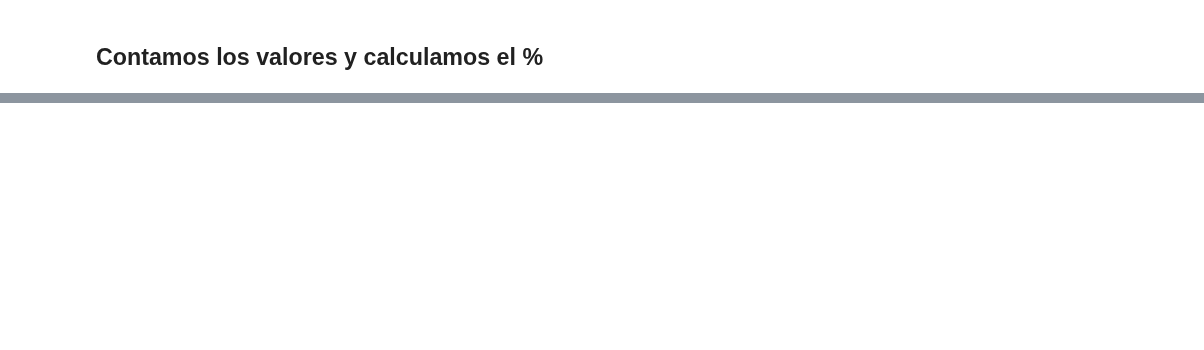
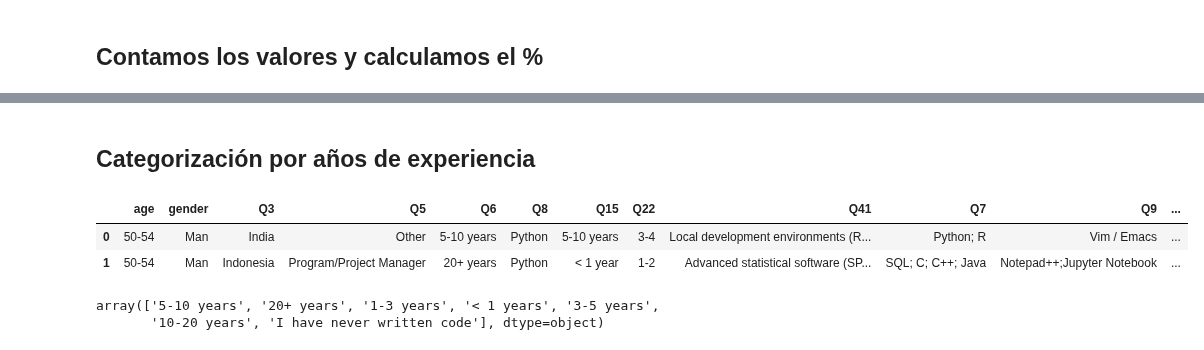
Before and after one commit to Adalab/project-da-promo-d-module-2-team-2-, a Jupyter notebook: notebooks/exploracion.ipynb, the cells around one changed output, grey strips where cells are left out. Saved outputs shown, nothing was run; the diff lists cells and outputs as text; code cells hidden in the pictures; blank space fills up the shorter version.

```diff
--- a/notebooks/exploracion.ipynb
+++ b/notebooks/exploracion.ipynb
@@ -147,0 +165,13 @@ Series([], Name: Q39_OTHER, dtype: float64)
+# %% [markdown]
+## Categorización por años de experiencia
+# %%
+df_unidos.head(2)
+# %% [output]
+|  | age | gender | Q3 | Q5 | Q6 | Q8 | Q15 | Q22 | Q41 | Q7 | Q9 | ... |
+| 0 | 50-54 | Man | India | Other | 5-10 years | Python | 5-10 years | 3-4 | Local development environments (R... | Python; R | Vim / Emacs | ... |
+| 1 | 50-54 | Man | Indonesia | Program/Project Manager | 20+ years | Python | < 1 year | 1-2 | Advanced statistical software (SP... | SQL; C; C++; Java | Notepad++;Jupyter Notebook | ... |
+# %%
+df_unidos['Q6'].unique()
+# %% [output]
+array(['5-10 years', '20+ years', '1-3 years', '< 1 years', '3-5 years',
+       '10-20 years', 'I have never written code'], dtype=object)
```
Also changed, not shown: parts of 13 cells of this notebook, 4 other files.
